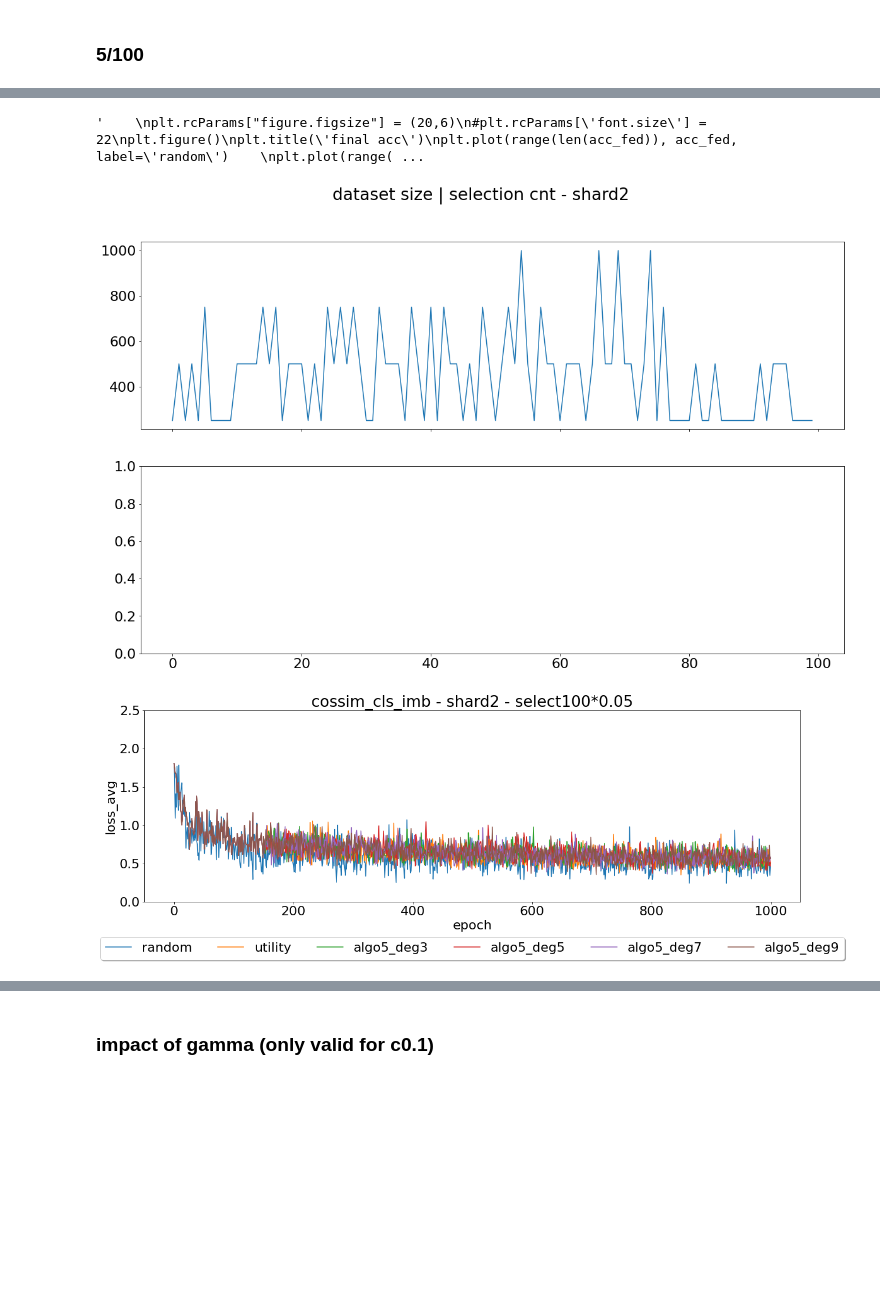
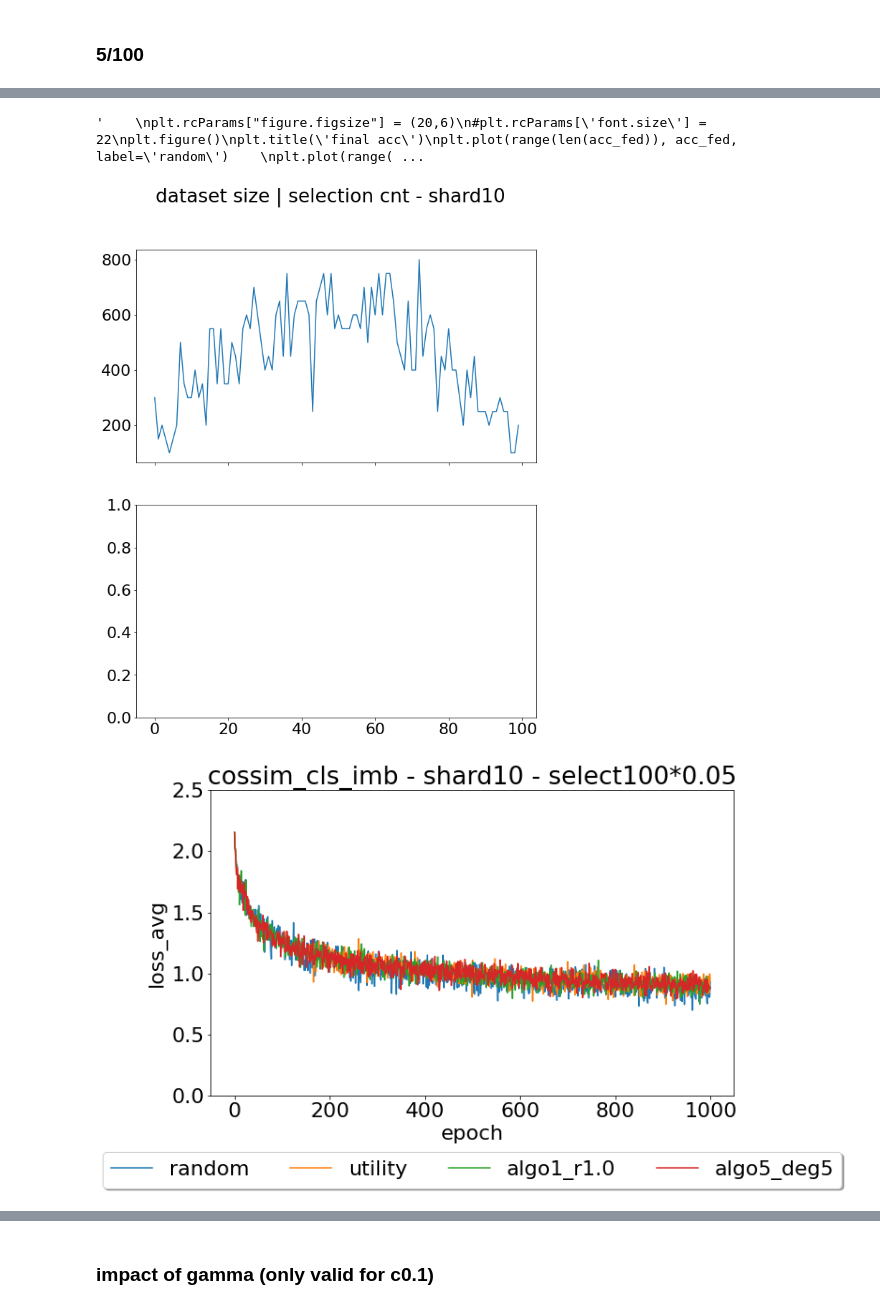
Before and after one commit to yhyeh/Fedcism, a Jupyter notebook: my_results_algo1.ipynb, the cells around one changed output, grey strips where cells are left out. Cells and saved outputs as stored; diff of their text form; code cells hidden in the pictures; blank space fills up the shorter version.

```diff
--- a/my_results_algo1.ipynb
+++ b/my_results_algo1.ipynb
@@ -14,13 +15,15 @@ plt.rcParams["figure.figsize"] = (20,6)
 plt.rcParams['font.size'] = 22
 # %%
 num_users = 100
-frac = 0.05
 local_ep = 1
-unbalanced = True
-
 global_ep = 1000
 
-shard_per_user = 2
+frac = 0.05
+acc_threshold = 87 # % of top acc over all algos
+shard_per_user = 10
+unbalanced = True
+data_distr_file = 'clsimb_dict_users.pkl'
+result_folder = 'cossim_zipf'
 
 #dataset = 'mnist'
 dataset = 'cifar10'
@@ -43,13 +30,0 @@ else:
-# %%
-#save\mnist\mlp_iidTrue_num100_C0.1_le1\shard10\run1\fed
-base_dir = './save/{}/{}_iid{}_num{}_C{}_le{}/shard{}/'.format(
-    dataset, model, iid, num_users, frac, local_ep, shard_per_user)
-runs = os.listdir(base_dir)
-print(runs)
-#runs = ['selection'] # diff data distribution
-#runs = ['selection1', 'selection2', 'selection3', 'selection4', 'selection5']
-#runs = ['selection1']
-runs = ['cossim_cls_imb']
-#runs = ['cossim_test']
-print(runs)
-print(os.listdir(os.path.join(base_dir, runs[0])))
@@ -267,0 +291,6 @@ bacc summary: [52.9, 54.12, 55.37, 55.03, 55.31, 54.64]
+# %%
+acc_threshold = 86
+for shard_per_user in [10, 2]:
+    for frac in [0.1, 0.05]:
+        get_exp_result(data_distr_file, result_folder,
+                       shard_per_user, frac, acc_threshold)
@@ -314,10 +399,11 @@ acc_local_newtest_ens = np.zeros(len(runs))
 lg_metrics = {}
 bacc_algos = []
 
-
-fig, axs = plt.subplots(len(runs)+1, sharex=True, figsize=(20, 12))
+'''
+fig, axs = plt.subplots(len(runs)+1, sharex=True, figsize=(fig_width, 12))
 fig.suptitle('dataset size | selection cnt - shard' + str(shard_per_user))
 axs[0].plot(range(len(local_data_size)), local_data_size,label='local data size')
+'''
 
 for idx, run in enumerate(runs):
     print('=== ', run, ' ===')
@@ -362,9 +448,11 @@ for idx, run in enumerate(runs):
                     ]
     #utility_algos = ['utility', 'algo1_r1.0', 'algo2_loss-ratio', 'algo5']
     utility_algos = ['utility',
-                     #'algo1_r1.0',#'algo2_sq',
+                     'algo1_r1.0',#'algo2_sq',
                      #'algo2_loss-ratio',
-                     'algo5_deg3', 'algo5_deg5', 'algo5_deg7', 'algo5_deg9'
+                     #'algo3_deg1', 'algo3_deg3', 'algo3_deg5'
+                     'algo5_deg5'
+                     #'algo5_deg3', 'algo5_deg5', 'algo5_deg7', 'algo5_deg9'
                     ]
 
     df_utility = {} # algo -> df of result
@@ -396,8 +484,10 @@ for idx, run in enumerate(runs):
 
 
     print('bacc summary:', bacc_algos)
+    top_acc = max(bacc_algos)
+    target_acc = top_acc * acc_threshold
     #['loss_avg', 'loss_test', 'acc_test', 'best_acc']
-    plt.rcParams["figure.figsize"] = (20,6)
+    plt.rcParams["figure.figsize"] = (fig_width,6)
     metrics = [('loss_avg', [0, 2.5]),
                ('acc_test', [0, 100]),
                ('best_acc', [0, 70])]
@@ -407,6 +497,7 @@ for idx, run in enumerate(runs):
         for x in ['epoch', 'time_simu']:
             plt.figure()
             ann_idx = 5
+            plt.axvline(y=target_acc, color='grey')
 
             if os.path.exists(base_dir_fed):
                 #plt.plot(df_fed[x], df_fed[col], label='random', marker='^')
@@ -496,3 +583,3 @@ bacc summary: [46.08, 50.16, 50.03, 50.78, 49.77, 50.6]
 '    \nplt.rcParams["figure.figsize"] = (20,6)\n#plt.rcParams[\'font.size\'] = 22\nplt.figure()\nplt.title(\'final acc\')\nplt.plot(range(len(acc_fed)), acc_fed, label=\'random\')    \nplt.plot(range( ...
-[figure, old version]
+[figure, new version]
-[figure, old version]
+[figure, new version]
```
Also changed, not shown: parts of 10 cells of this notebook, 3 other files.
